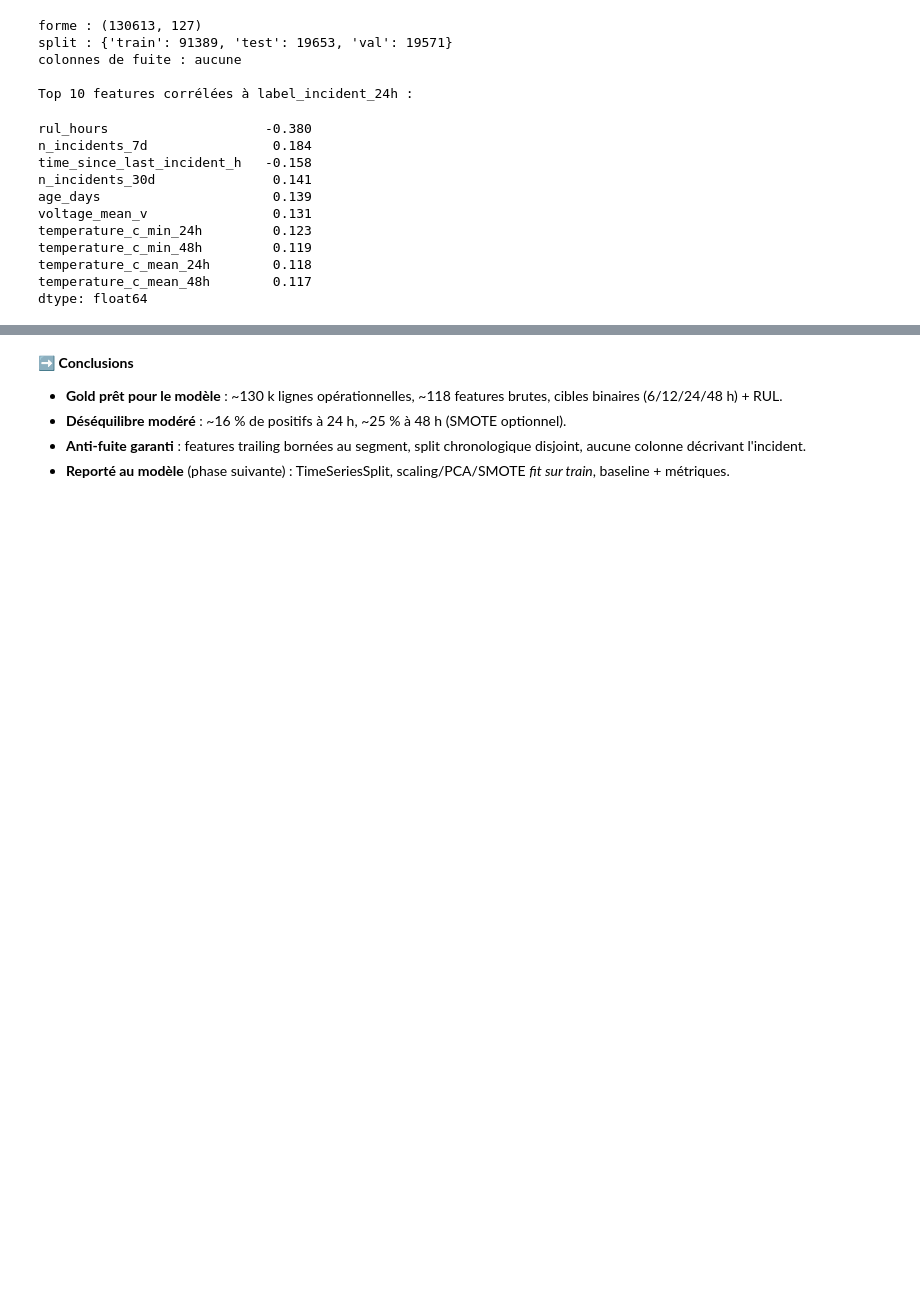
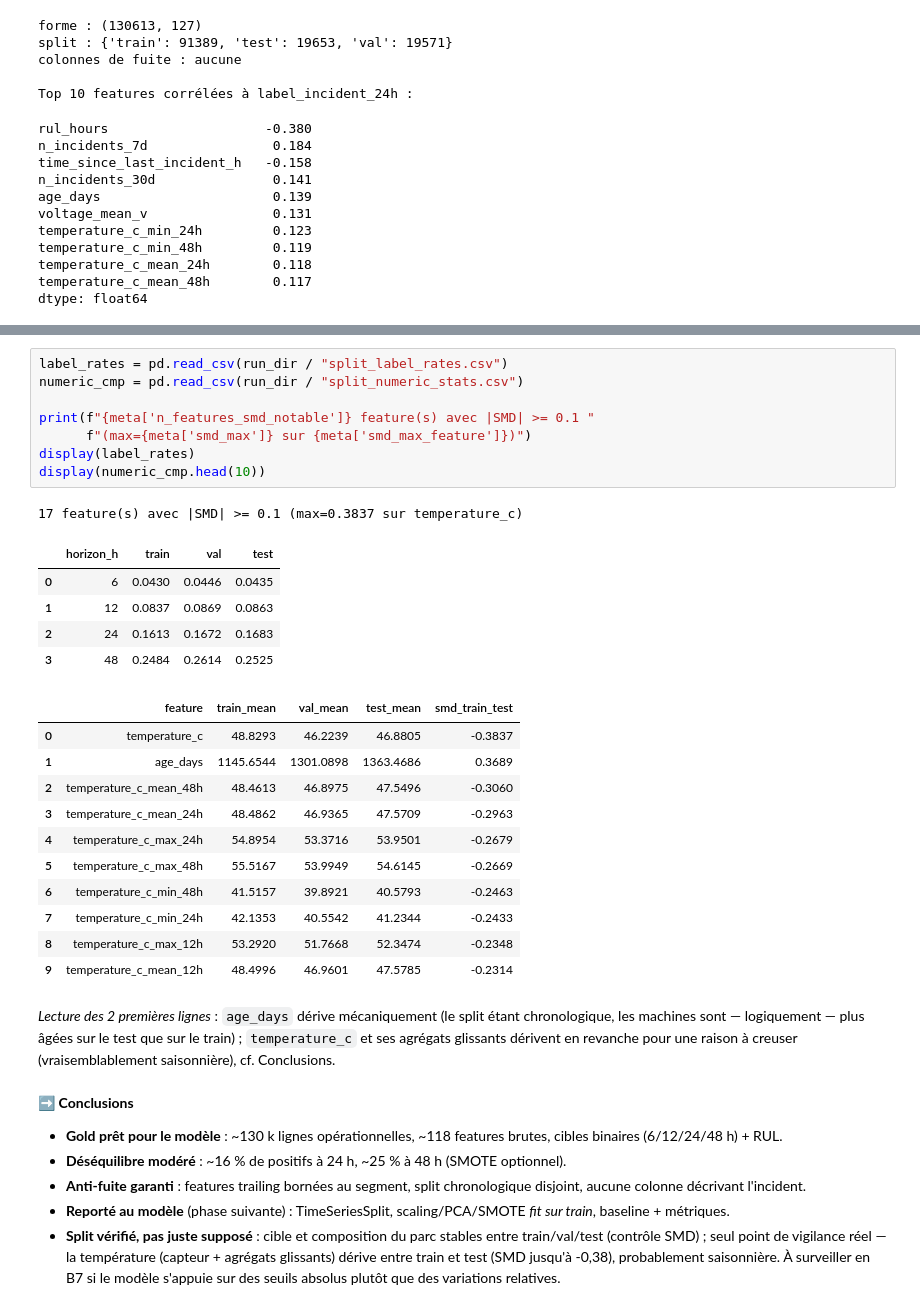
Before and after one commit to palauzet/AELION_Concevoir_Et_Implementer_Solution_IA, a Jupyter notebook: notebooks/03_gold.ipynb, the cells around one changed output, grey strips where cells are left out. Cells and saved outputs as stored; diff of their text form; blank space fills up the shorter version.

```diff
--- a/notebooks/03_gold.ipynb
+++ b/notebooks/03_gold.ipynb
@@ -82,3 +91,34 @@ dtype: float64
+# %%
+label_rates = pd.read_csv(run_dir / "split_label_rates.csv")
+numeric_cmp = pd.read_csv(run_dir / "split_numeric_stats.csv")
+
+print(f"{meta['n_features_smd_notable']} feature(s) avec |SMD| >= 0.1 "
+      f"(max={meta['smd_max']} sur {meta['smd_max_feature']})")
+display(label_rates)
+display(numeric_cmp.head(10))
+# %% [output]
+17 feature(s) avec |SMD| >= 0.1 (max=0.3837 sur temperature_c)
+|  | horizon_h | train | val | test |
+| 0 | 6 | 0.0430 | 0.0446 | 0.0435 |
+| 1 | 12 | 0.0837 | 0.0869 | 0.0863 |
+| 2 | 24 | 0.1613 | 0.1672 | 0.1683 |
+| 3 | 48 | 0.2484 | 0.2614 | 0.2525 |
+|  | feature | train_mean | val_mean | test_mean | smd_train_test |
+| 0 | temperature_c | 48.8293 | 46.2239 | 46.8805 | -0.3837 |
+| 1 | age_days | 1145.6544 | 1301.0898 | 1363.4686 | 0.3689 |
+| 2 | temperature_c_mean_48h | 48.4613 | 46.8975 | 47.5496 | -0.3060 |
+| 3 | temperature_c_mean_24h | 48.4862 | 46.9365 | 47.5709 | -0.2963 |
+| 4 | temperature_c_max_24h | 54.8954 | 53.3716 | 53.9501 | -0.2679 |
+| 5 | temperature_c_max_48h | 55.5167 | 53.9949 | 54.6145 | -0.2669 |
+| 6 | temperature_c_min_48h | 41.5157 | 39.8921 | 40.5793 | -0.2463 |
+| 7 | temperature_c_min_24h | 42.1353 | 40.5542 | 41.2344 | -0.2433 |
+| 8 | temperature_c_max_12h | 53.2920 | 51.7668 | 52.3474 | -0.2348 |
+| 9 | temperature_c_mean_12h | 48.4996 | 46.9601 | 47.5785 | -0.2314 |
+# %% [markdown]
+*Lecture des 2 premières lignes* : `age_days` dérive mécaniquement (le split étant
+chronologique, les machines sont — logiquement — plus âgées sur le test que sur le train) ;
+`temperature_c` et ses agrégats glissants dérivent en revanche pour une raison à creuser
+(vraisemblablement saisonnière), cf. Conclusions.
 # %% [markdown]
 ➡️ **Conclusions**
 
@@ -89,3 +129,8 @@ dtype: float64
   disjoint, aucune colonne décrivant l'incident.
 - **Reporté au modèle** (phase suivante) : TimeSeriesSplit, scaling/PCA/SMOTE *fit sur
   train*, baseline + métriques.
+- **Split vérifié, pas juste supposé** : cible et composition du parc stables entre
+  train/val/test (contrôle SMD) ; seul point de vigilance réel — la température (capteur +
+  agrégats glissants) dérive entre train et test (SMD jusqu'à -0,38), probablement
+  saisonnière. À surveiller en B7 si le modèle s'appuie sur des seuils absolus plutôt que des
+  variations relatives.
```
Also changed, not shown: parts of 2 cells of this notebook, 2 other files.
